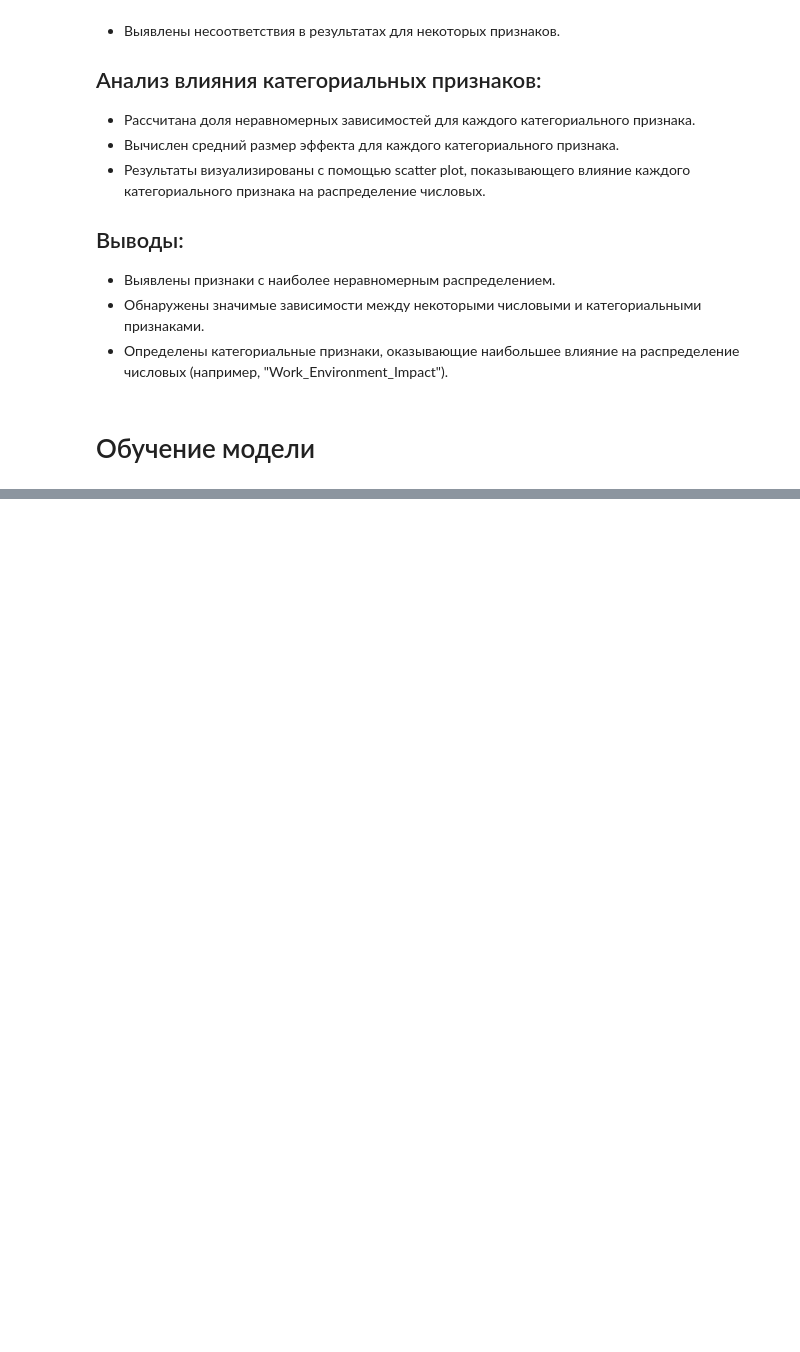
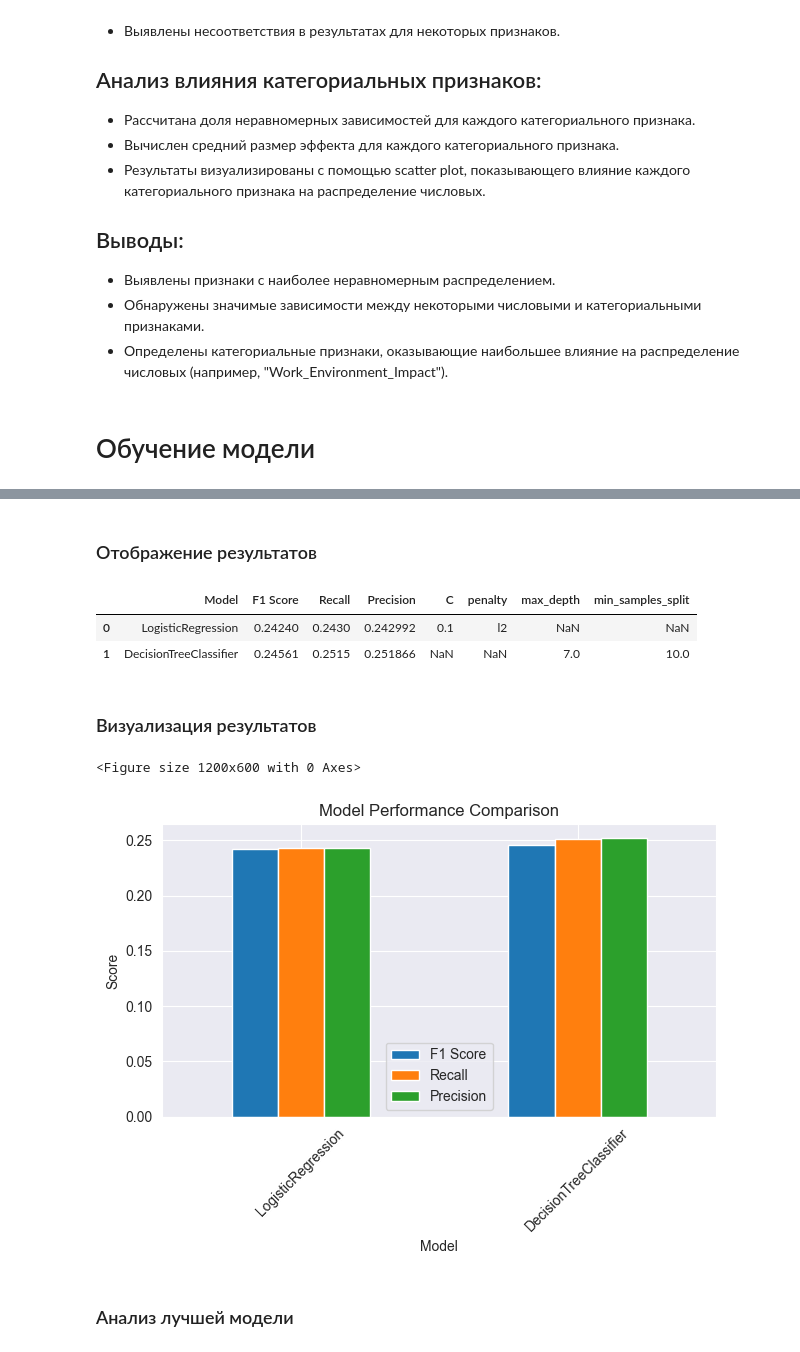
Before and after one commit to master-spectra/Mental-Health, a Jupyter notebook: main.ipynb, the cells around one changed output, grey strips where cells are left out. Cells and saved outputs as stored; diff of their text form; code cells hidden in the pictures; blank space fills up the shorter version.

```diff
--- a/main.ipynb
+++ b/main.ipynb
@@ -713,0 +578,7 @@ Precision: 0.2583
+# %%
+X = data.drop('Mental_Health_Status', axis=1)
+y = data['Mental_Health_Status']
+
+X_train, X_test, y_train, y_test = train_test_split(X, y, test_size=0.2, random_state=42)
+
+preprocessor = preprocess_data(data)
@@ -713,0 +587,9 @@ Precision: 0.2583
+# %%
+models = {
+    'Logistic Regression': (LogisticRegression(random_state=42, max_iter=1000),
+                            {'classifier__C': [0.1, 1, 10],
+                             'classifier__penalty': ['l2', None]}),
+    'Decision Tree': (DecisionTreeClassifier(random_state=42),
+                      {'classifier__max_depth': [3, 5, 7, 10],
+                       'classifier__min_samples_split': [2, 5, 10]}),
+}
@@ -713,0 +598,7 @@ Precision: 0.2583
+# %%
+results = []
+for name, (model, param_grid) in models.items():
+    print(f"\nTraining {name}...")
+    trained_model = create_and_train_model(preprocessor, model, X_train, y_train, param_grid)
+    result = evaluate_model(trained_model, X_test, y_test)
+    results.append(result)
@@ -713,0 +622,34 @@ Precision: 0.2583
+# %% [markdown]
+### Отображение результатов
+# %%
+results_df = pd.DataFrame(results)
+
+results_df = results_df.rename(columns={
+    'param_classifier__C': 'C',
+    'param_classifier__penalty': 'penalty',
+    'param_classifier__max_depth': 'max_depth',
+    'param_classifier__min_samples_split': 'min_samples_split',
+    'param_classifier__n_estimators': 'n_estimators'
+})
+
+
+results_df
+# %% [output]
+|  | Model | F1 Score | Recall | Precision | C | penalty | max_depth | min_samples_split |
+| 0 | LogisticRegression | 0.24240 | 0.2430 | 0.242992 | 0.1 | l2 | NaN | NaN |
+| 1 | DecisionTreeClassifier | 0.24561 | 0.2515 | 0.251866 | NaN | NaN | 7.0 | 10.0 |
+# %% [markdown]
+### Визуализация результатов
+# %%
+plt.figure(figsize=(12, 6))
+results_df.plot(x='Model', y=['F1 Score', 'Recall', 'Precision'], kind='bar')
+plt.title('Model Performance Comparison')
+plt.ylabel('Score')
+plt.xticks(rotation=45)
+plt.tight_layout()
+plt.show()
+# %% [output]
+<Figure size 1200x600 with 0 Axes>
+[figure, added]
+# %% [markdown]
+###  Анализ лучшей модели
```
Also changed, not shown: parts of 26 cells of this notebook.
